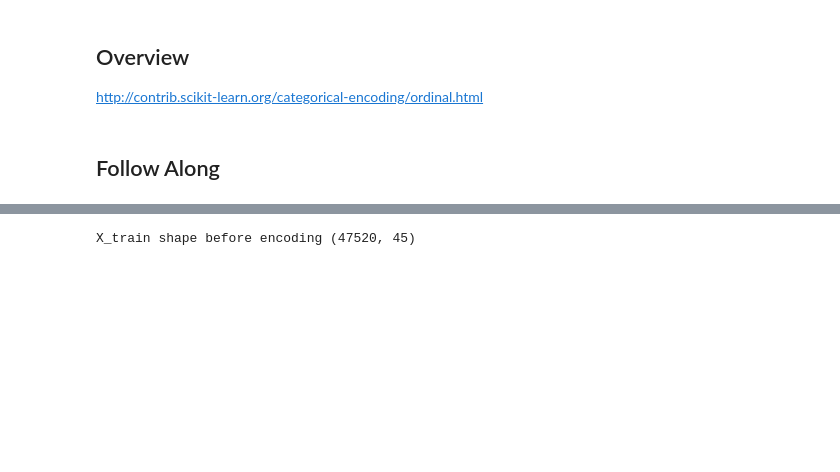
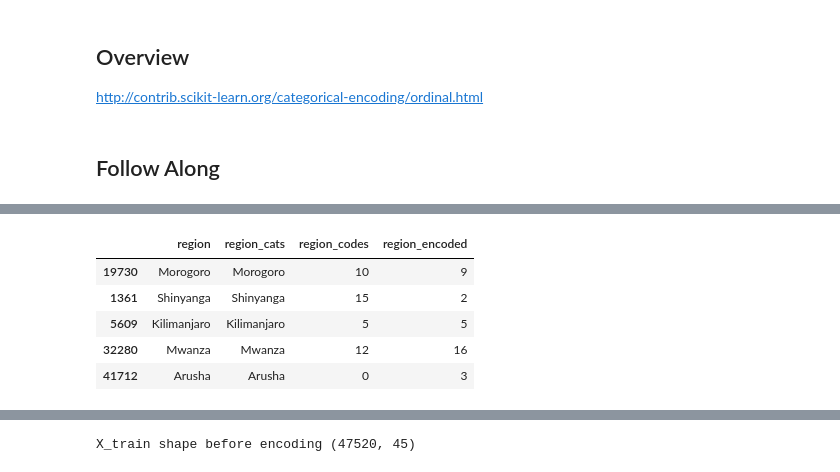
Before and after one commit to austinlasseter/DS-Unit-2-Kaggle-Challenge, a Jupyter notebook: module2-random-forests/222_responses.ipynb, the cells around one changed output, grey strips where cells are left out. Cells and saved outputs as stored; diff of their text form; code cells hidden in the pictures; blank space fills up the shorter version.

```diff
--- a/module2-random-forests/222_responses.ipynb
+++ b/module2-random-forests/222_responses.ipynb
@@ -229,3 +229,8 @@ y_train = train[target]
 X_val = val.drop(columns=target)
 y_val = val[target]
 X_test = test
+# %%
+# let's take a small sample for comparison purposes
+region = X_train[['region']].copy()
+region = region.sample(30)
+region.head()
@@ -231,0 +244,5 @@ X_test = test
+# %%
+# Cast all the categorical columns to "category" data type
+region['region_cats']=region['region'].astype('category')
+region['region_codes']= region['region_cats'].cat.codes
+region.dtypes
@@ -231,0 +285,12 @@ X_test = test
+# %%
+# Encode the categorical columns using ordinal encoding
+myencoder=ce.OrdinalEncoder()
+region['region_encoded'] = myencoder.fit_transform(region['region'])
+region.sample(5)
+# %% [output]
+|  | region | region_cats | region_codes | region_encoded |
+| 19730 | Morogoro | Morogoro | 10 | 9 |
+| 1361 | Shinyanga | Shinyanga | 15 | 2 |
+| 5609 | Kilimanjaro | Kilimanjaro | 5 | 5 |
+| 32280 | Mwanza | Mwanza | 12 | 16 |
+| 41712 | Arusha | Arusha | 0 | 3 |
```
Also changed, not shown: parts of 8 cells of this notebook.
